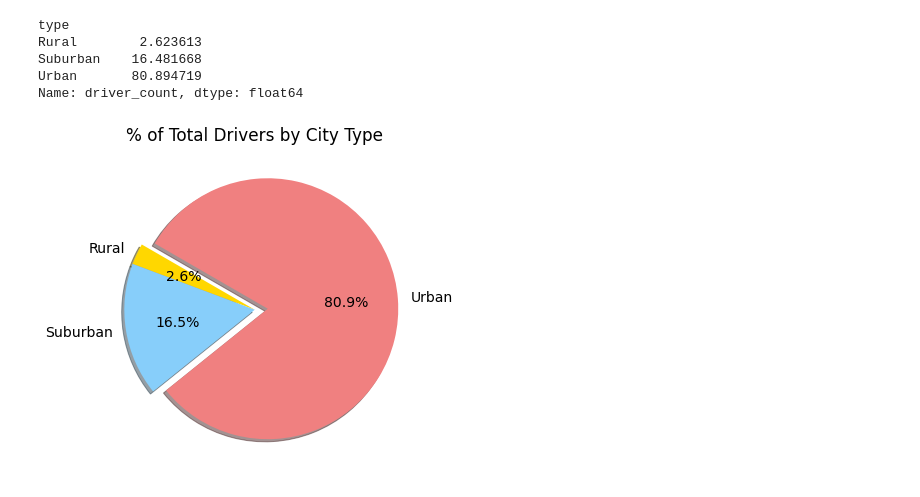
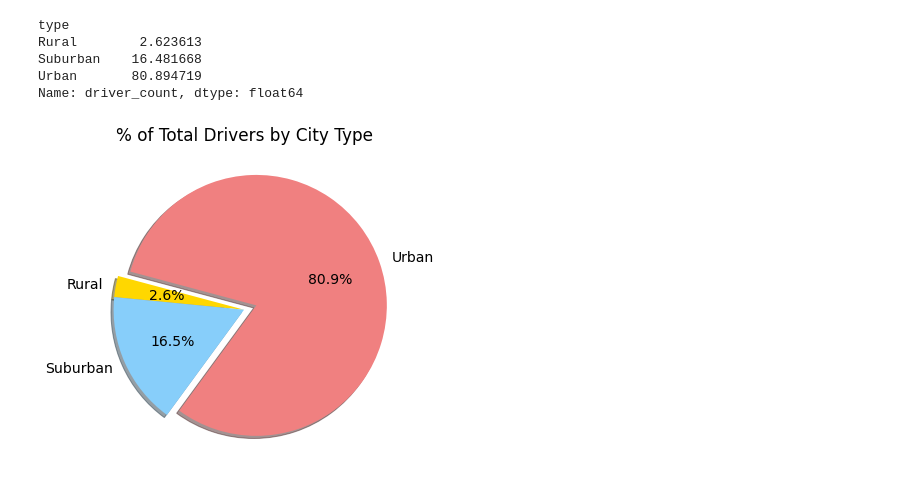
Before and after one commit to johnjphenom/week5_matplotlib_hw, a Jupyter notebook: PyBer.ipynb, the cells around one changed output. Cells and saved outputs as stored; diff of their text form; code cells hidden in the pictures.

```diff
--- a/PyBer.ipynb
+++ b/PyBer.ipynb
@@ -1244,28 +1244,28 @@ Name: driver_count, dtype: float64
 # %%
 # Build the percentage of drivers by city type pie chart
 
 plt.subplots(figsize=(10, 6))
 
 plt.pie(driver_percents,
         labels=["Rural", "Suburban", "Urban"],
        colors=["gold", "lightskyblue", "lightcoral"],
        explode=[0, 0, .1],
        autopct='%1.1f%%',
-       shadow=True, startangle=150)
+       shadow=True, startangle=165)
 
 plt.title("% of Total Drivers by City Type")
 
 # Change the default font size from 10 to 14.
 
 mpl.rcParams['font.size'] = 14
 
 # Save Figure
 
 plt.savefig("analysis/Fig7.png")
 
 
 # Show Figure
 
 plt.show()
 # %% [output]
-[figure, old version]
+[figure, new version]
```
Also changed, not shown: 1 other file.
